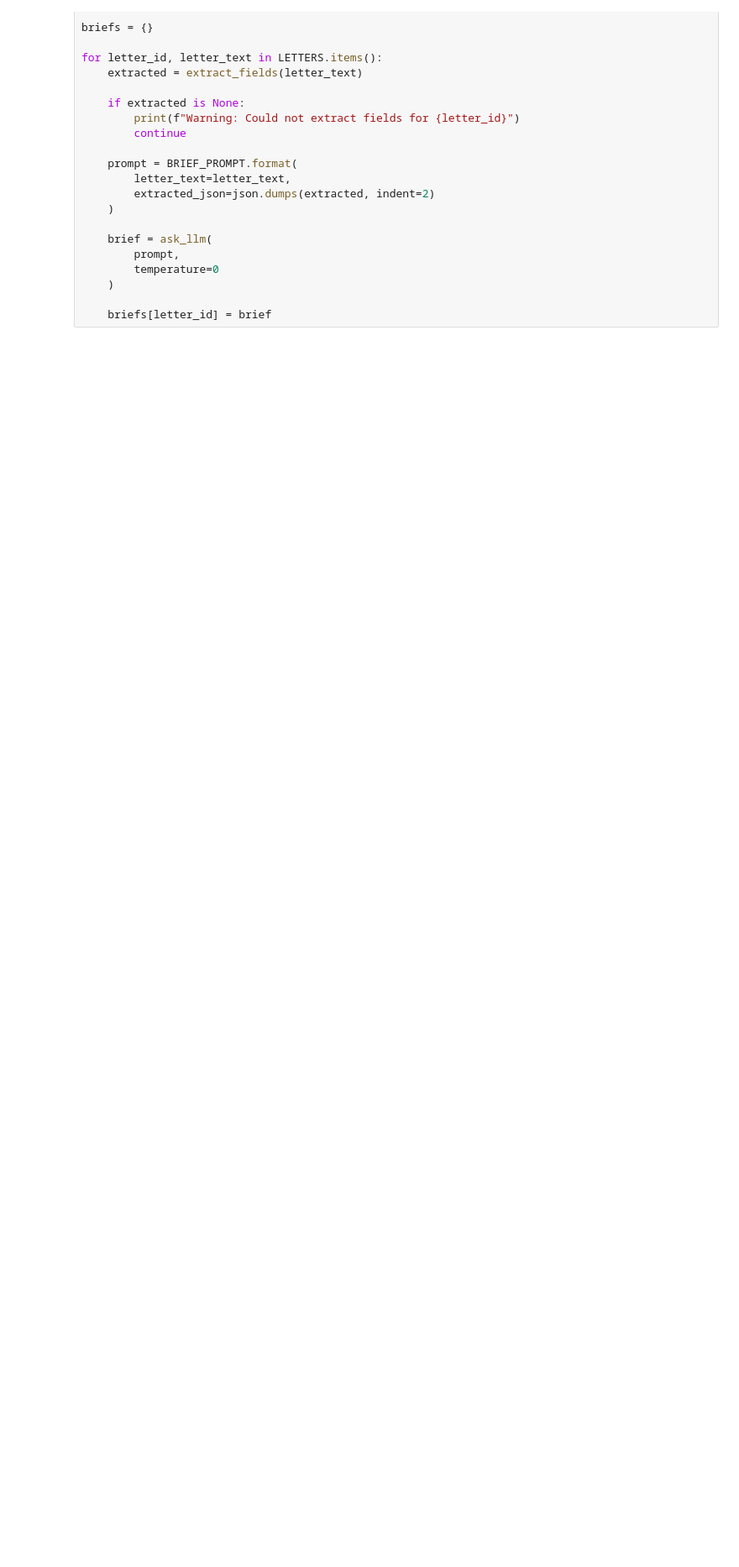
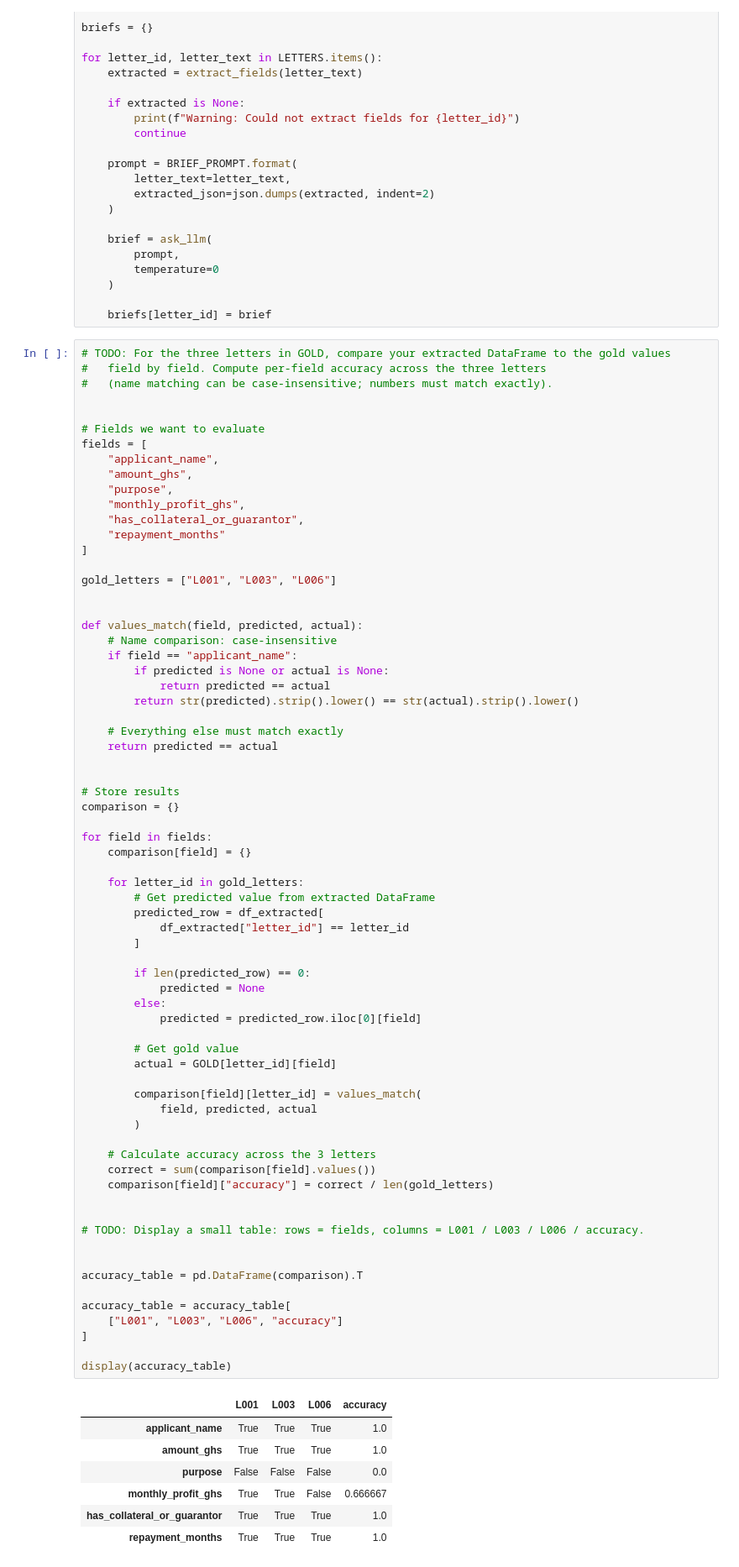
Before and after one commit to EsbertEfuaBorden/lab-4-llm-decision-support, a Jupyter notebook: lab4_worked.ipynb, the cells around one changed output. Shown at 84% size. Saved outputs shown, nothing was run; the diff lists cells and outputs as text; blank space fills up the shorter version.

```diff
--- a/lab4_worked.ipynb
+++ b/lab4_worked.ipynb
@@ -485,3 +485,80 @@ for letter_id, letter_text in LETTERS.items():
     )
 
     briefs[letter_id] = brief
+# %%
+# TODO: For the three letters in GOLD, compare your extracted DataFrame to the gold values
+#   field by field. Compute per-field accuracy across the three letters
+#   (name matching can be case-insensitive; numbers must match exactly).
+
+
+# Fields we want to evaluate
+fields = [
+    "applicant_name",
+    "amount_ghs",
+    "purpose",
+    "monthly_profit_ghs",
+    "has_collateral_or_guarantor",
+    "repayment_months"
+]
+
+gold_letters = ["L001", "L003", "L006"]
+
+
+def values_match(field, predicted, actual):
+    # Name comparison: case-insensitive
+    if field == "applicant_name":
+        if predicted is None or actual is None:
+            return predicted == actual
+        return str(predicted).strip().lower() == str(actual).strip().lower()
+
+    # Everything else must match exactly
+    return predicted == actual
+
+
+# Store results
+comparison = {}
+
+for field in fields:
+    comparison[field] = {}
+
+    for letter_id in gold_letters:
+        # Get predicted value from extracted DataFrame
+        predicted_row = df_extracted[
+            df_extracted["letter_id"] == letter_id
+        ]
+
+        if len(predicted_row) == 0:
+            predicted = None
+        else:
+            predicted = predicted_row.iloc[0][field]
+
+        # Get gold value
+        actual = GOLD[letter_id][field]
+
+        comparison[field][letter_id] = values_match(
+            field, predicted, actual
+        )
+
+    # Calculate accuracy across the 3 letters
+    correct = sum(comparison[field].values())
+    comparison[field]["accuracy"] = correct / len(gold_letters)
+
+
+# TODO: Display a small table: rows = fields, columns = L001 / L003 / L006 / accuracy.
+
+
+accuracy_table = pd.DataFrame(comparison).T
+
+accuracy_table = accuracy_table[
+    ["L001", "L003", "L006", "accuracy"]
+]
+
+display(accuracy_table)
+# %% [output]
+|  | L001 | L003 | L006 | accuracy |
+| applicant_name | True | True | True | 1.0 |
+| amount_ghs | True | True | True | 1.0 |
+| purpose | False | False | False | 0.0 |
+| monthly_profit_ghs | True | True | False | 0.666667 |
+| has_collateral_or_guarantor | True | True | True | 1.0 |
+| repayment_months | True | True | True | 1.0 |
```
